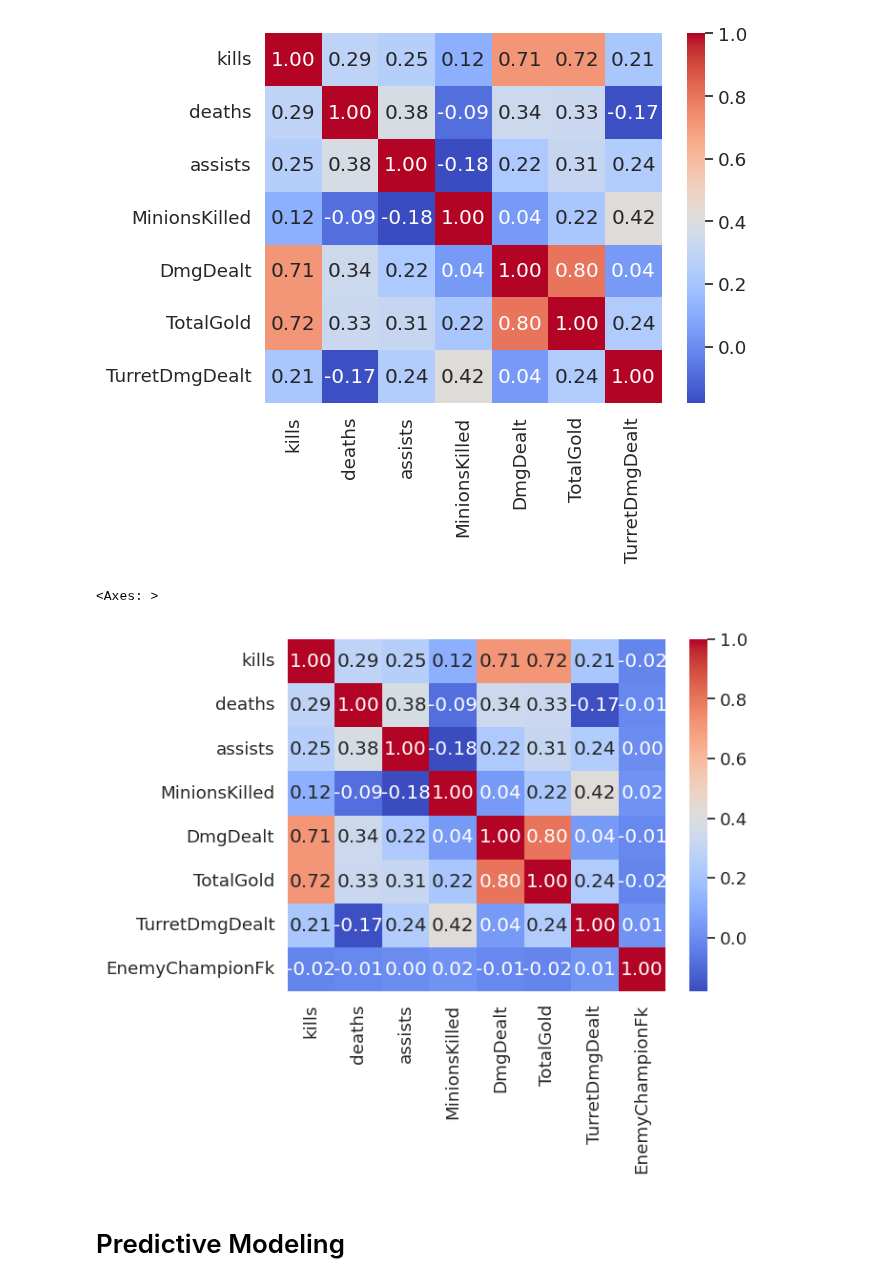
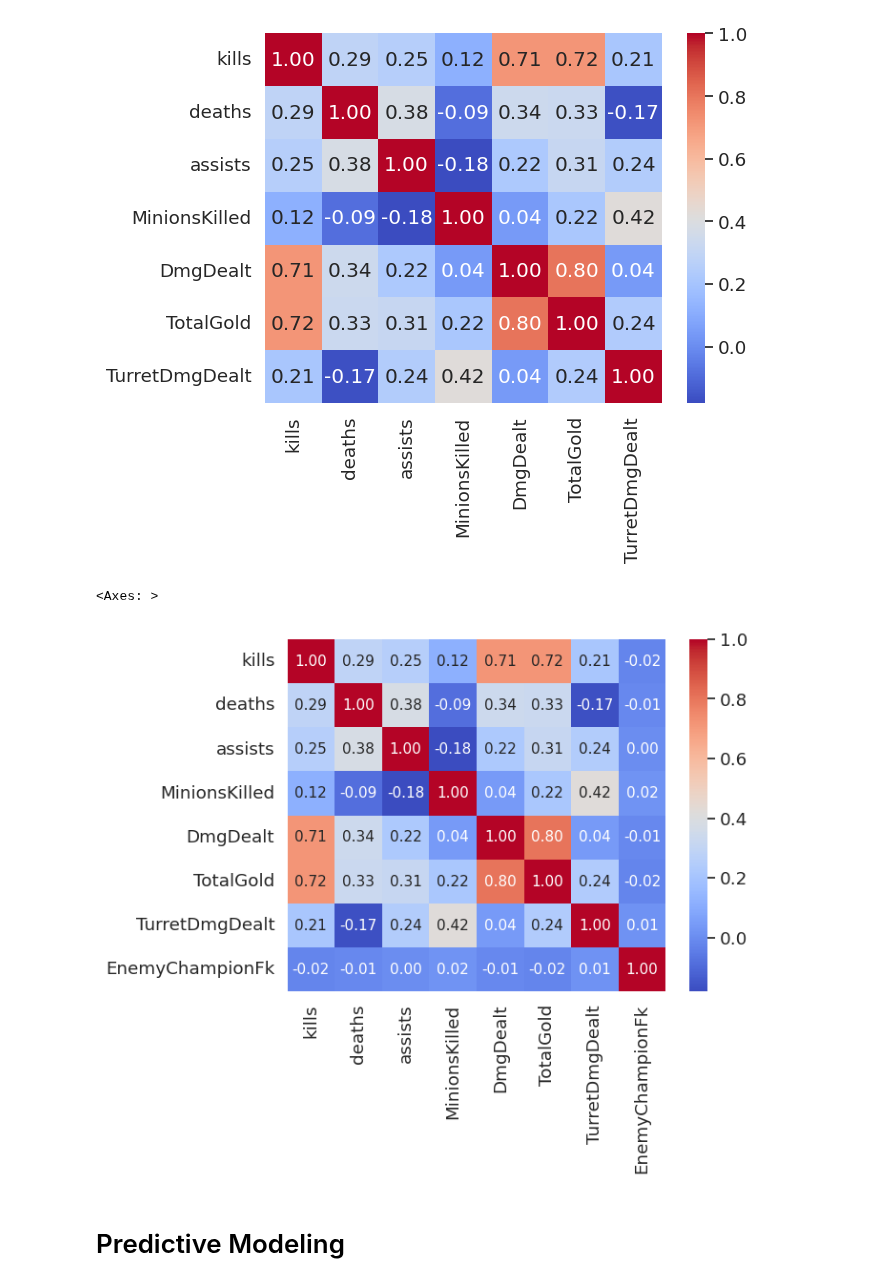
Before and after one commit to vn322/Sport-University, a Jupyter notebook: LoL_Match_History_&_Summoner_Data_–_78k_Matches.ipynb, the cells around one changed output. Saved outputs shown, nothing was run; the diff lists cells and outputs as text; code cells hidden in the pictures.

```diff
--- a/LoL_Match_History_&_Summoner_Data_–_78k_Matches.ipynb
+++ b/LoL_Match_History_&_Summoner_Data_–_78k_Matches.ipynb
@@ -177,10 +177,10 @@ sns.heatmap(matchstats_df[metrics].corr(), annot=True, cmap='coolwarm', fmt='.2f
 # %%
 df_cor=matchstats_df[['kills', 'deaths', 'assists', 'MinionsKilled', 'DmgDealt', 'TotalGold', 'TurretDmgDealt', 'EnemyChampionFk']]
 # %%
-sns.heatmap(df_cor.corr(), annot=True, cmap='coolwarm', fmt='.2f')
+sns.heatmap(df_cor.corr(), annot=True, cmap='coolwarm', fmt='.2f', annot_kws={"fontsize":11})
 # %% [output]
 <Axes: >
-[figure, old version]
+[figure, new version]
 # %% [markdown]
 # Predictive Modeling
 # %%
```
